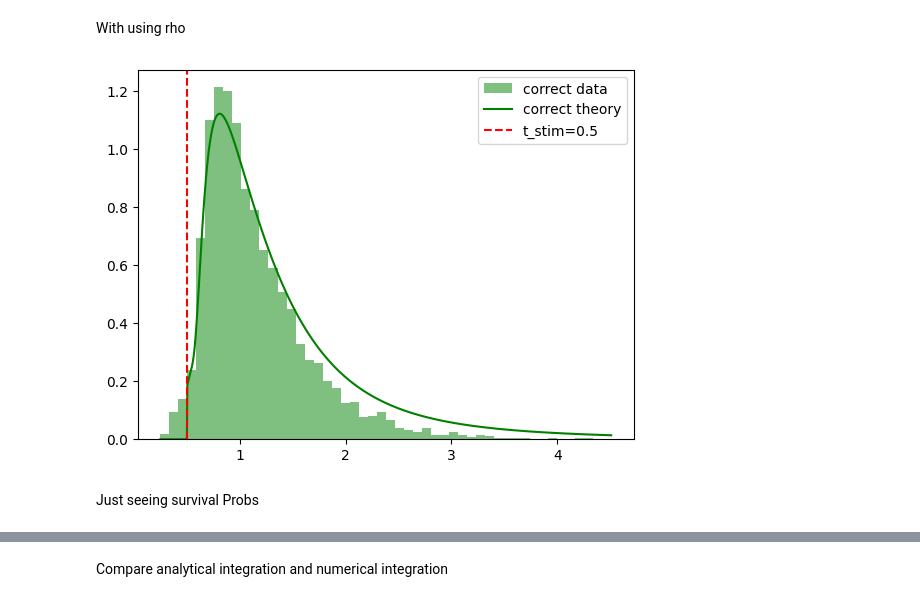
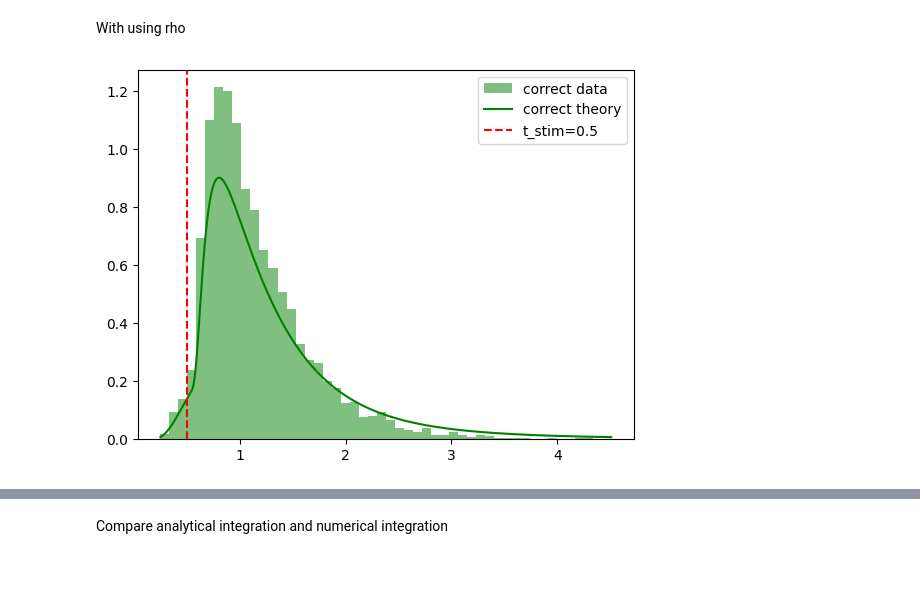
Before and after one commit to rakaar/ddm_codes, a Jupyter notebook: action_init_ddm/fitting_sim_data.ipynb, the cells around one changed output, grey strips where cells are left out. Saved outputs shown, nothing was run; the diff lists cells and outputs as text; code cells hidden in the pictures; blank space fills up the shorter version.

```diff
--- a/action_init_ddm/fitting_sim_data.ipynb
+++ b/action_init_ddm/fitting_sim_data.ipynb
@@ -383,36 +383,41 @@ RTs_flat = RTs.flatten()
 correct_idx = np.where(choices == 1)[0]
 correct_RT = RTs_flat[correct_idx]
 t_pts = np.linspace(min(correct_RT), max(correct_RT), 1000)
 
 plt.hist(correct_RT, bins=50, alpha=0.5, label='correct data', color='g', density=True)
 
 
 
 # correct- upper bound
 Z  = 0; K_max = 50
 
 P_A = rho_A_t_arr_fn(t_pts, V_A, theta_A).flatten()
 C_E = cum_E_t_minus_arr_fn(t_pts, -V_E, theta_E, K_max, t_stim).flatten()
 
 P_E = rho_E_minus_t_arr_fn(t_pts, -V_E, theta_E, K_max, t_stim).flatten()
 C_A = cum_A_t_arr_fn(t_pts, V_A, theta_A).flatten()
 
 
-P_EA_pos = np.zeros((len(t_pts)))
+x1 = 1; x2 = 2
+# shifting analytically at t = 0.25
+analytic_all = np.zeros((len(t_pts)))
 for i in range(len(t_pts)):
-    P_EA_pos[i],_ =  quad(P_x_t_fn, 1, 2, args=(t_pts[i], V_E, theta_E, Z, K_max, t_stim))
+    t = t_pts[i]
+    if t <= 0.25:
+        analytic_all[i] = P_s_int_gpt(t, V_E, theta_E, Z, K_max)
+    else:
+        analytic_all[i] = P_large_integ(x1, x2, t, V_E, theta_E, Z, K_max)
+
 
 S_E_t = [S_E(t, V_E, theta_E, Z, K_max) for t in t_pts]
-P_EA_pos_norm = P_EA_pos/S_E_t
+P_EA_pos_norm = analytic_all/S_E_t
 
 # p_theory  = (P_A)*P_EA_pos_norm + (P_E)*(1 - C_A)
 p_theory  = (P_A)*P_EA_pos_norm*(1 - C_E) + (P_E)*(1 - C_A)
 
 plt.plot(t_pts, p_theory, color='g', label = 'correct theory')
 plt.axvline(x=t_stim, color='r', linestyle='--', label=f't_stim={t_stim}')
 
 plt.legend();
 # %% [output]
-[figure, old version]
+[figure, new version]
-# %% [markdown]
-Just seeing survival Probs
```
Also changed, not shown: parts of 8 cells of this notebook.
